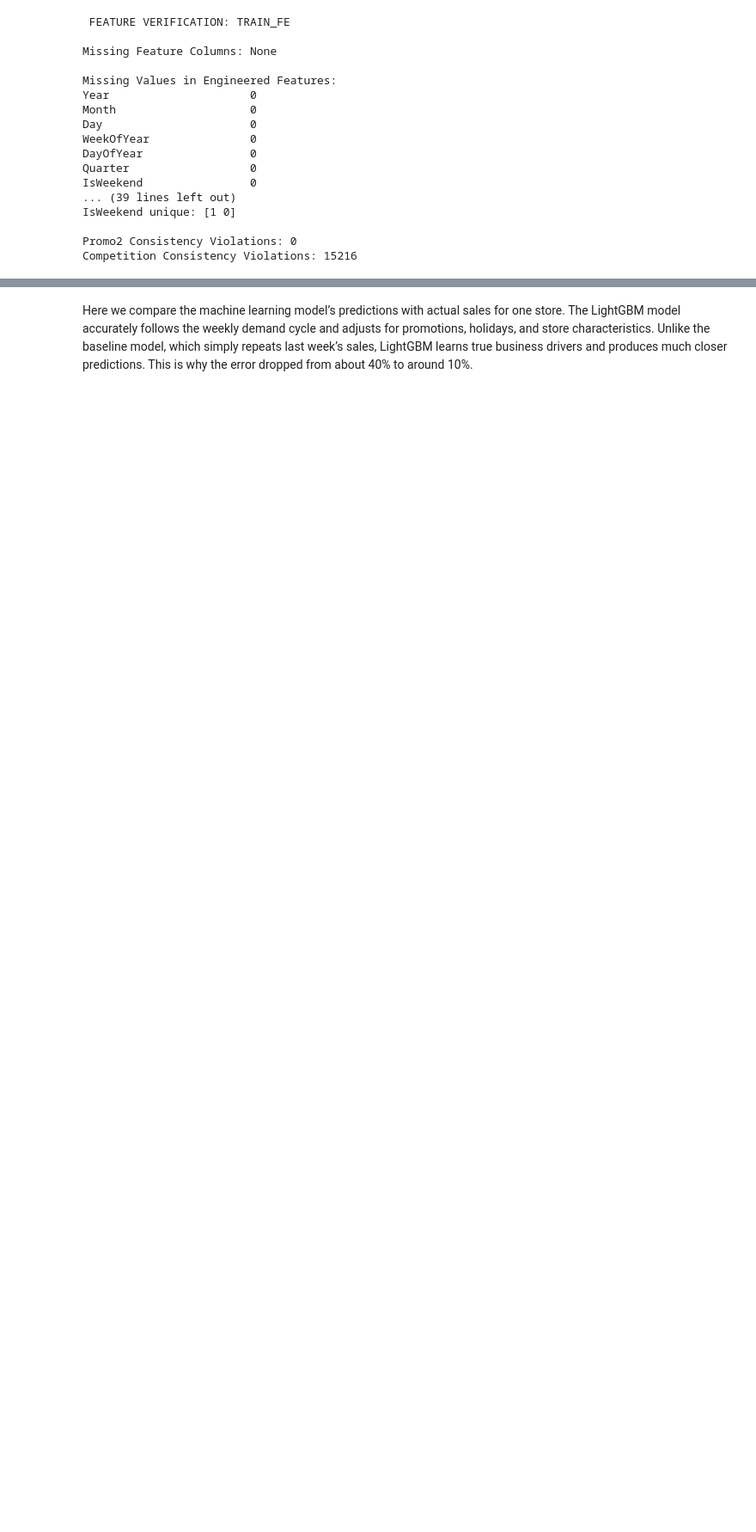
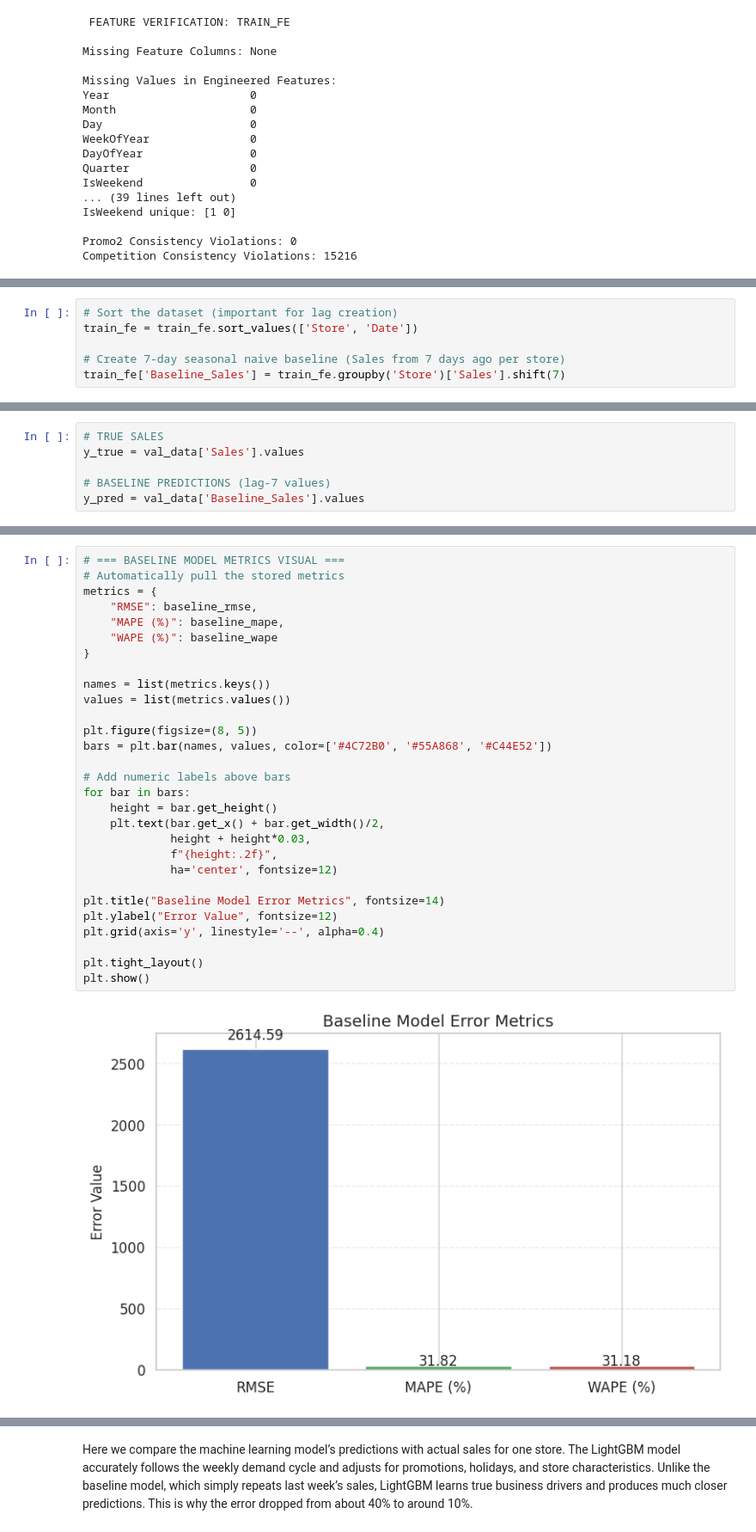
Before and after one commit to valentine96/Demand-Planning-and-Forecasting, a Jupyter notebook: notebooks/01_Data_Cleaning_and__EDA.ipynb, the cells around one changed output, grey strips where cells are left out. Shown at 86% size. Saved outputs shown, nothing was run; the diff lists cells and outputs as text; blank space fills up the shorter version.

```diff
--- a/notebooks/01_Data_Cleaning_and__EDA.ipynb
+++ b/notebooks/01_Data_Cleaning_and__EDA.ipynb
@@ -1225,0 +963,6 @@ plt.show()
+# %%
+# Sort the dataset (important for lag creation)
+train_fe = train_fe.sort_values(['Store', 'Date'])
+
+# Create 7-day seasonal naive baseline (Sales from 7 days ago per store)
+train_fe['Baseline_Sales'] = train_fe.groupby('Store')['Sales'].shift(7)
@@ -1225,0 +988,6 @@ plt.show()
+# %%
+# TRUE SALES
+y_true = val_data['Sales'].values
+
+# BASELINE PREDICTIONS (lag-7 values)
+y_pred = val_data['Baseline_Sales'].values
@@ -1225,0 +1025,31 @@ plt.show()
+# %%
+# === BASELINE MODEL METRICS VISUAL ===
+# Automatically pull the stored metrics
+metrics = {
+    "RMSE": baseline_rmse,
+    "MAPE (%)": baseline_mape,
+    "WAPE (%)": baseline_wape
+}
+
+names = list(metrics.keys())
+values = list(metrics.values())
+
+plt.figure(figsize=(8, 5))
+bars = plt.bar(names, values, color=['#4C72B0', '#55A868', '#C44E52'])
+
+# Add numeric labels above bars
+for bar in bars:
+    height = bar.get_height()
+    plt.text(bar.get_x() + bar.get_width()/2,
+             height + height*0.03,
+             f"{height:.2f}",
+             ha='center', fontsize=12)
+
+plt.title("Baseline Model Error Metrics", fontsize=14)
+plt.ylabel("Error Value", fontsize=12)
+plt.grid(axis='y', linestyle='--', alpha=0.4)
+
+plt.tight_layout()
+plt.show()
+# %% [output]
+[figure, added]
```
Also changed, not shown: parts of 75 cells of this notebook.
